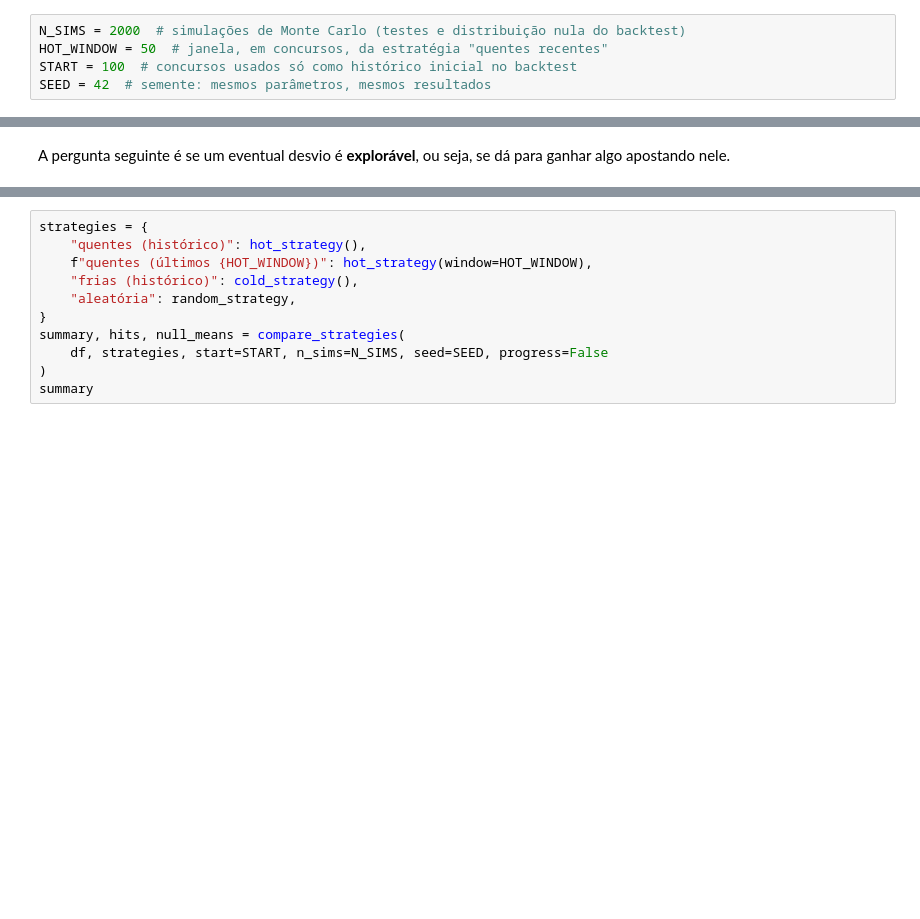
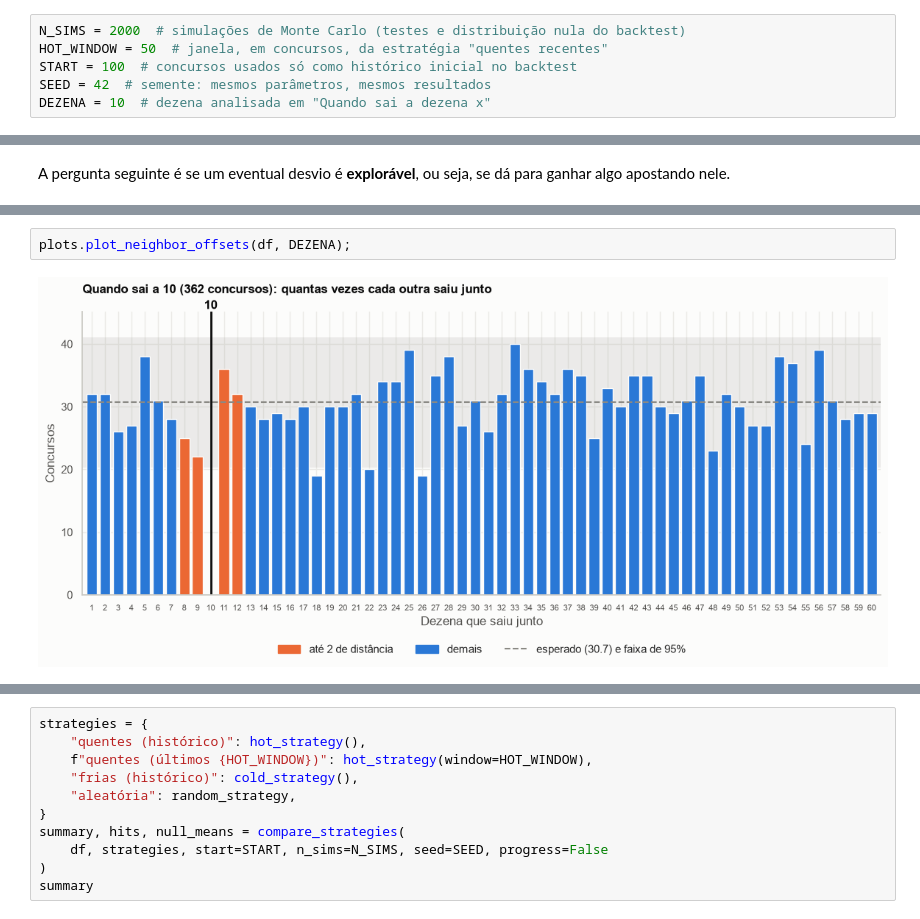
Before and after one commit to lpereira19/mega-sena, a Jupyter notebook: notebooks/1.0-lsp-analise-mega-sena.ipynb, the cells around one changed output, grey strips where cells are left out. Cells and saved outputs as stored; diff of their text form; blank space fills up the shorter version.

```diff
--- a/notebooks/1.0-lsp-analise-mega-sena.ipynb
+++ b/notebooks/1.0-lsp-analise-mega-sena.ipynb
@@ -20,6 +21,7 @@ N_SIMS = 2000  # simulações de Monte Carlo (testes e distribuição nula do ba
 HOT_WINDOW = 50  # janela, em concursos, da estratégia "quentes recentes"
 START = 100  # concursos usados só como histórico inicial no backtest
 SEED = 42  # semente: mesmos parâmetros, mesmos resultados
+DEZENA = 10  # dezena analisada em "Quando sai a dezena x"
 # %%
 %load_ext autoreload
 %autoreload 2
@@ -182,0 +248,4 @@ A pergunta seguinte é se um eventual desvio é **explorável**, ou seja, se dá
+# %%
+plots.plot_neighbor_offsets(df, DEZENA);
+# %% [output]
+[figure, added]
```
Also changed, not shown: parts of 12 cells of this notebook, 11 other files.
